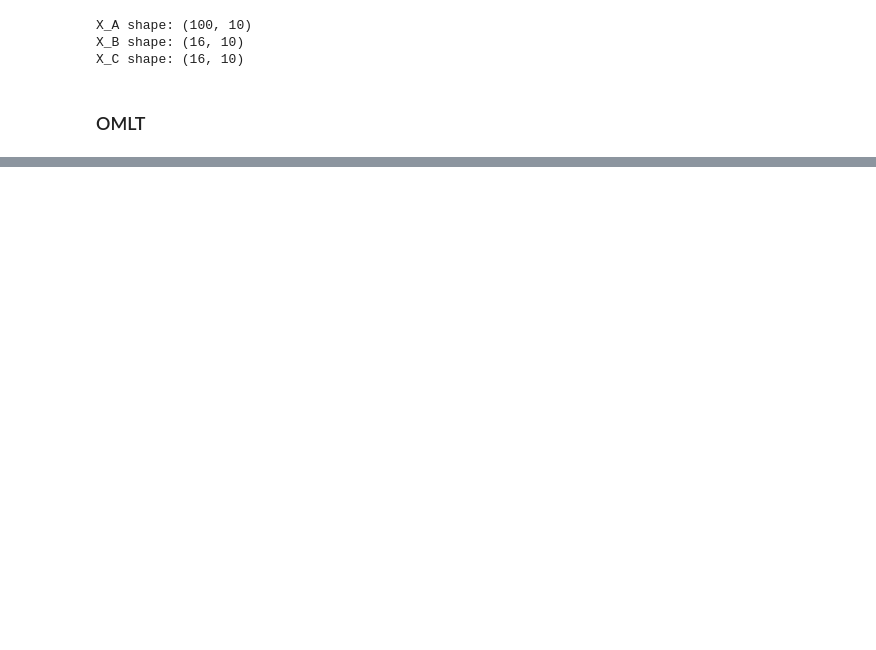
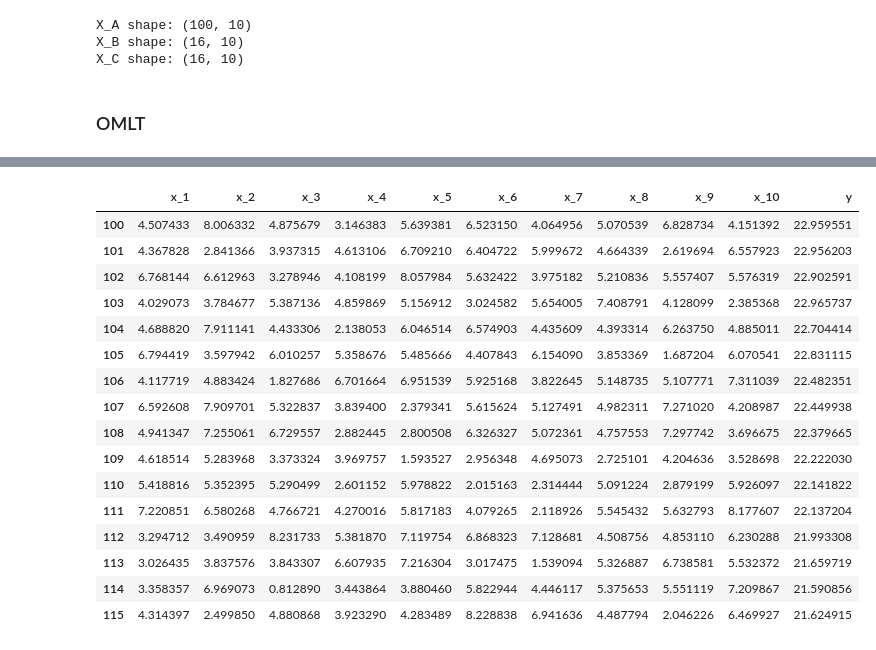
Before and after one commit to costasmexis/straindesign, a Jupyter notebook: omlt_simulated.ipynb, the cells around one changed output, grey strips where cells are left out. Cells and saved outputs as stored; diff of their text form; code cells hidden in the pictures; blank space fills up the shorter version.

```diff
--- a/omlt_simulated.ipynb
+++ b/omlt_simulated.ipynb
@@ -136,0 +149,20 @@ print('y: ', pyo.value(m.reformer.outputs[y_idx]))
+# %%
+data_B
+# %% [output]
+|  | x_1 | x_2 | x_3 | x_4 | x_5 | x_6 | x_7 | x_8 | x_9 | x_10 | y |
+| 100 | 4.507433 | 8.006332 | 4.875679 | 3.146383 | 5.639381 | 6.523150 | 4.064956 | 5.070539 | 6.828734 | 4.151392 | 22.959551 |
+| 101 | 4.367828 | 2.841366 | 3.937315 | 4.613106 | 6.709210 | 6.404722 | 5.999672 | 4.664339 | 2.619694 | 6.557923 | 22.956203 |
+| 102 | 6.768144 | 6.612963 | 3.278946 | 4.108199 | 8.057984 | 5.632422 | 3.975182 | 5.210836 | 5.557407 | 5.576319 | 22.902591 |
+| 103 | 4.029073 | 3.784677 | 5.387136 | 4.859869 | 5.156912 | 3.024582 | 5.654005 | 7.408791 | 4.128099 | 2.385368 | 22.965737 |
+| 104 | 4.688820 | 7.911141 | 4.433306 | 2.138053 | 6.046514 | 6.574903 | 4.435609 | 4.393314 | 6.263750 | 4.885011 | 22.704414 |
+| 105 | 6.794419 | 3.597942 | 6.010257 | 5.358676 | 5.485666 | 4.407843 | 6.154090 | 3.853369 | 1.687204 | 6.070541 | 22.831115 |
+| 106 | 4.117719 | 4.883424 | 1.827686 | 6.701664 | 6.951539 | 5.925168 | 3.822645 | 5.148735 | 5.107771 | 7.311039 | 22.482351 |
+| 107 | 6.592608 | 7.909701 | 5.322837 | 3.839400 | 2.379341 | 5.615624 | 5.127491 | 4.982311 | 7.271020 | 4.208987 | 22.449938 |
+| 108 | 4.941347 | 7.255061 | 6.729557 | 2.882445 | 2.800508 | 6.326327 | 5.072361 | 4.757553 | 7.297742 | 3.696675 | 22.379665 |
+| 109 | 4.618514 | 5.283968 | 3.373324 | 3.969757 | 1.593527 | 2.956348 | 4.695073 | 2.725101 | 4.204636 | 3.528698 | 22.222030 |
+| 110 | 5.418816 | 5.352395 | 5.290499 | 2.601152 | 5.978822 | 2.015163 | 2.314444 | 5.091224 | 2.879199 | 5.926097 | 22.141822 |
+| 111 | 7.220851 | 6.580268 | 4.766721 | 4.270016 | 5.817183 | 4.079265 | 2.118926 | 5.545432 | 5.632793 | 8.177607 | 22.137204 |
+| 112 | 3.294712 | 3.490959 | 8.231733 | 5.381870 | 7.119754 | 6.868323 | 7.128681 | 4.508756 | 4.853110 | 6.230288 | 21.993308 |
+| 113 | 3.026435 | 3.837576 | 3.843307 | 6.607935 | 7.216304 | 3.017475 | 1.539094 | 5.326887 | 6.738581 | 5.532372 | 21.659719 |
+| 114 | 3.358357 | 6.969073 | 0.812890 | 3.443864 | 3.880460 | 5.822944 | 4.446117 | 5.375653 | 5.551119 | 7.209867 | 21.590856 |
+| 115 | 4.314397 | 2.499850 | 4.880868 | 3.923290 | 4.283489 | 8.228838 | 6.941636 | 4.487794 | 2.046226 | 6.469927 | 21.624915 |
```
Also changed, not shown: parts of 4 cells of this notebook.
